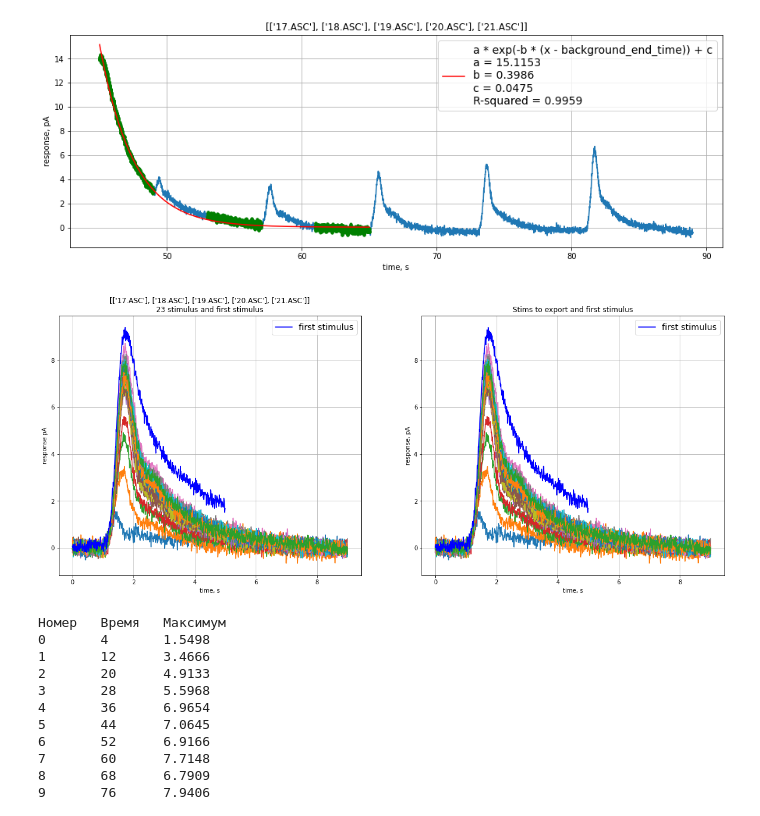
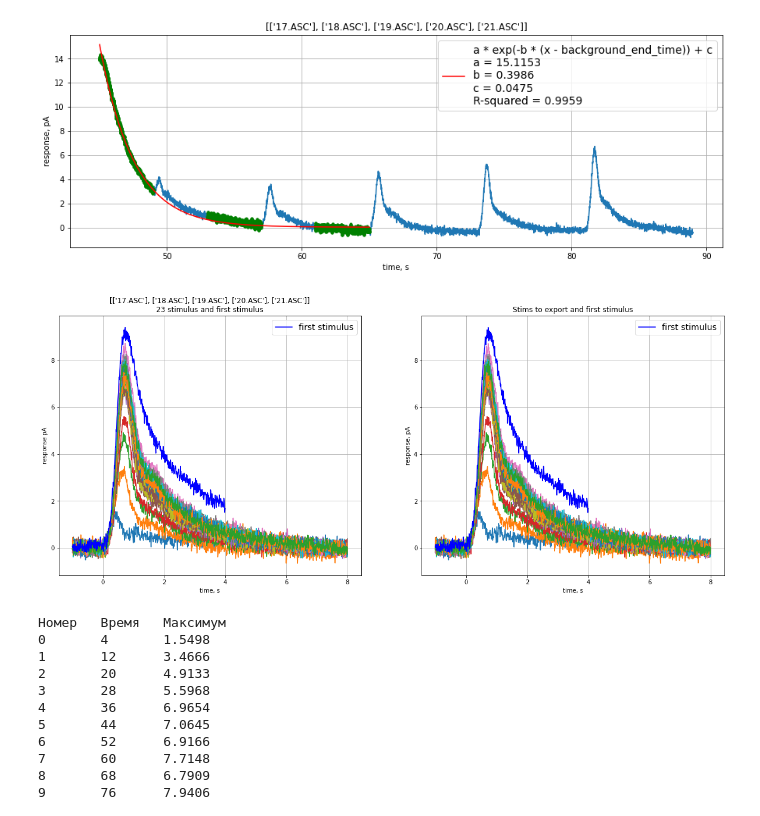
Before and after one commit to AndreiZherder/adaptation-memory, a Jupyter notebook: frog-rod.ipynb, the cells around one changed output. Drawn from its saved outputs; the diff is of its cells as text; code cells hidden in the pictures.

```diff
--- a/frog-rod.ipynb
+++ b/frog-rod.ipynb
@@ -179,7 +179,7 @@ first_stim = np.array(signal[begin:end])
 first_stim_max = first_stim.max()
 
 size = (period + 1) * fs
-temp_t = np.linspace(0, period + 1 - 1 / fs, size)
+temp_t = np.linspace(-1, period - 1 / fs, size)
 fig, (ax1, ax2) = plt.subplots(1, 2)
 fig.set_figwidth(20)
 fig.set_figheight(8)
@@ -188,34 +188,34 @@ for stim in stims:
 end = background_start_time * fs
 ax1.plot(temp_t[:end], first_stim, 'b', label='first stimulus')
 ax1.legend(prop={"size": 14})
 ax1.set_xlabel('time, s')
 ax1.set_ylabel('response ' + signal_unit)
 ax1.set_title(f'{filenames}\n{stims_cnt} stimulus and first stimulus')
 ax1.grid()
 
 numbers = set()
 if not stims_to_export:
     numbers = set(range(stims_cnt))
 else:
     for number in stims_to_export:
         if type(number) is tuple:
             numbers |= set(range(number[0], min(number[1] + 1, stims_cnt)))
         else:
             if number < stims_cnt:
                 numbers.add(number)
 stims_to_export = list(sorted(numbers))
 
 for number in stims_to_export:
     ax2.plot(temp_t, stims[number])
 end = background_start_time * fs
 ax2.plot(temp_t[:end], first_stim, 'b', label='first stimulus')
 ax2.legend(prop={"size": 14})
 ax2.set_xlabel('time, s')
 ax2.set_ylabel('response, ' + signal_unit)
 ax2.set_title('Stims to export and first stimulus')
 ax2.grid()
 # %% [output]
-[figure, old version]
+[figure, new version]
 # %%
 # Аппроксимация максимумов стимулов экспонентой
 def func(x, a, b, c):
```
Also changed, not shown: parts of 1 cell of this notebook.
